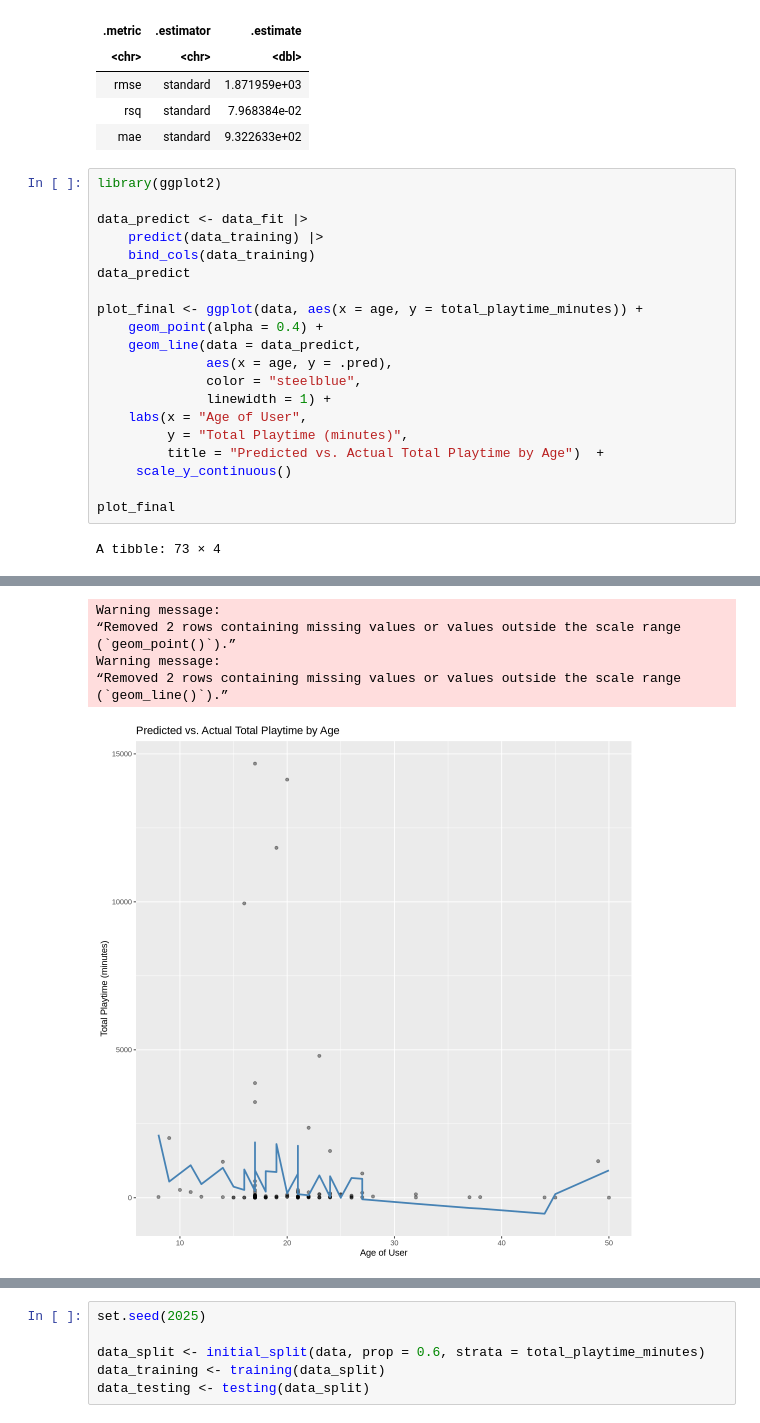
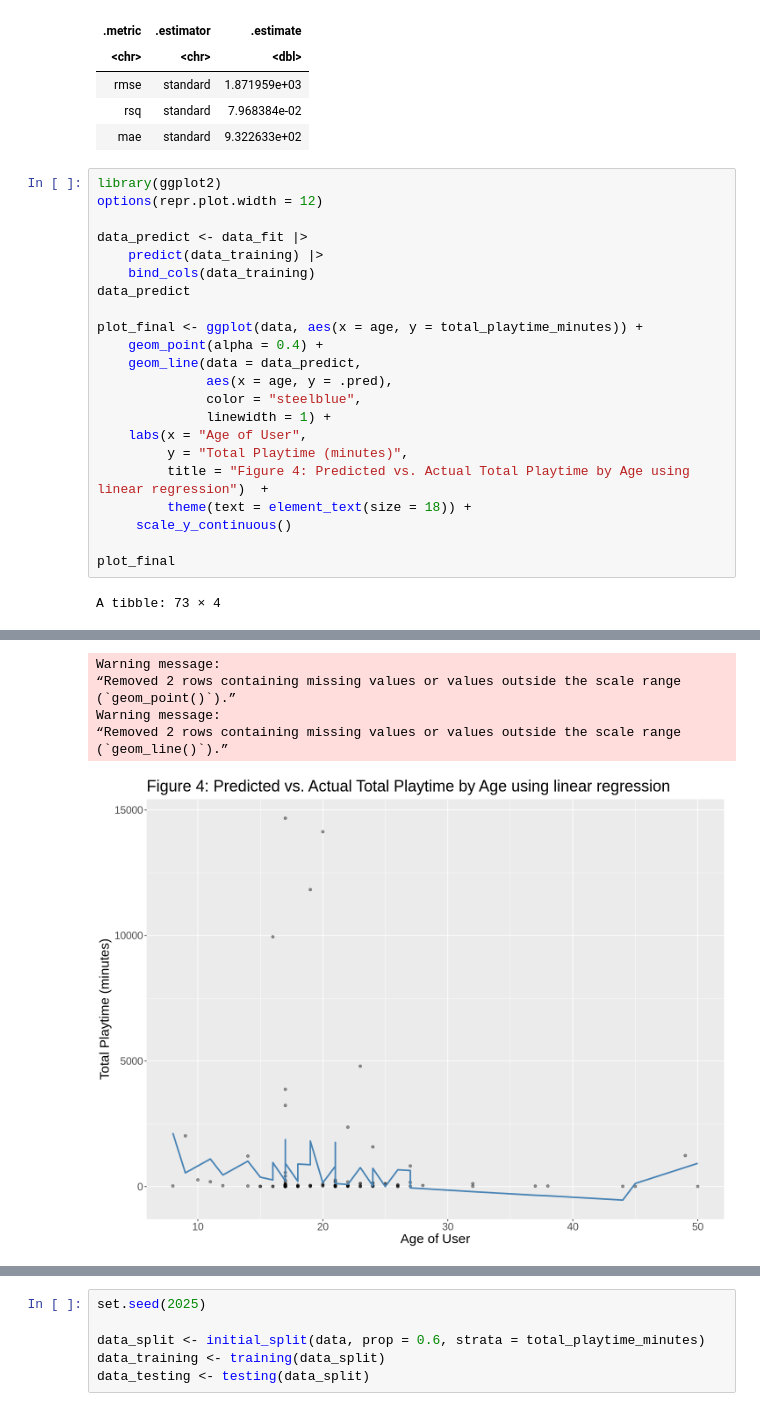
Before and after one commit to arevaura/dsci-100-2024w2-group-9, a Jupyter notebook: DSCI 100 007 - Group 9 Final Report.ipynb, the cells around one changed output, grey strips where cells are left out. Saved outputs shown, nothing was run; the diff lists cells and outputs as text.

Commit message:
crossed check
add figure number, add description about method & results, add citations

```diff
--- a/DSCI 100 007 - Group 9 Final Report.ipynb
+++ b/DSCI 100 007 - Group 9 Final Report.ipynb
@@ -322,6 +317,7 @@ A tibble: 3 × 3
 | mae | standard | 9.322633e+02 |
 # %%
 library(ggplot2)
+options(repr.plot.width = 12)
 
 data_predict <- data_fit |>
     predict(data_training) |>
@@ -329,33 +325,34 @@ data_predict <- data_fit |>
 data_predict
 
 plot_final <- ggplot(data, aes(x = age, y = total_playtime_minutes)) +
     geom_point(alpha = 0.4) +
     geom_line(data = data_predict,
               aes(x = age, y = .pred),
               color = "steelblue",
               linewidth = 1) +
     labs(x = "Age of User",
          y = "Total Playtime (minutes)",
-         title = "Predicted vs. Actual Total Playtime by Age")  +
+         title = "Figure 4: Predicted vs. Actual Total Playtime by Age using linear regression")  +
+         theme(text = element_text(size = 18)) +
      scale_y_continuous()
 
 plot_final
 # %% [output]
 A tibble: 73 × 4
 | .pred | age | experience | total_playtime_minutes |
 | <dbl> | <dbl> | <chr> | <dbl> |
 | 227.1098 | 17 | Beginner | 11 |
 | 811.9875 | 21 | Amateur | 5 |
 | 926.6602 | 17 | Amateur | 7 |
 | ⋮ | ⋮ | ⋮ | ⋮ |
 | 546.1205 | 9 | Pro | 2019 |
 | 955.3284 | 16 | Amateur | 9947 |
 | 754.6511 | 23 | Amateur | 4795 |
 Warning message:
 “Removed 2 rows containing missing values or values outside the scale range
 (`geom_point()`).”
 Warning message:
 “Removed 2 rows containing missing values or values outside the scale range
 (`geom_line()`).”
-[figure, old version]
+[figure, new version]
 # %% [markdown]
```
Also changed, not shown: parts of 14 cells of this notebook.
